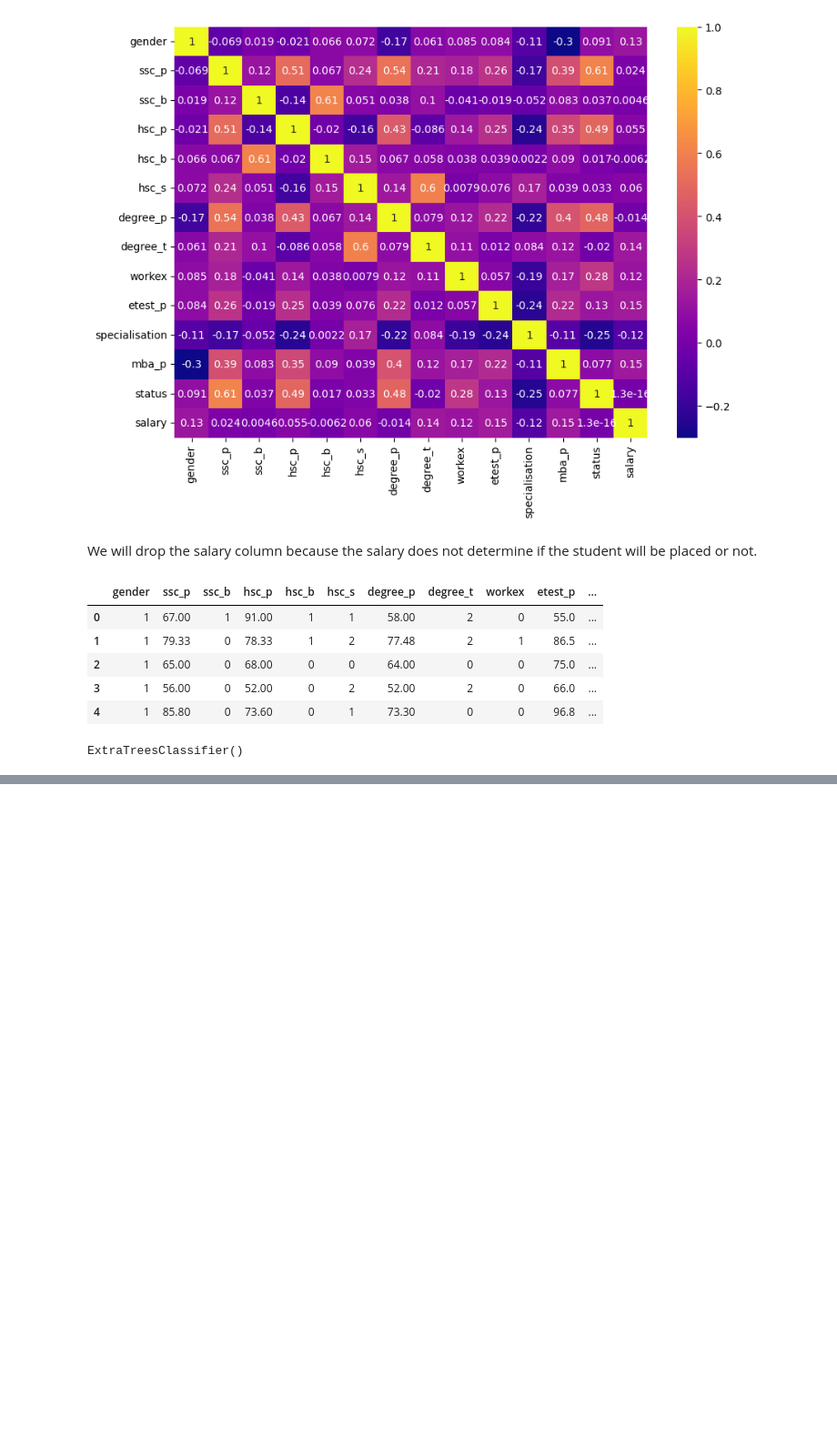
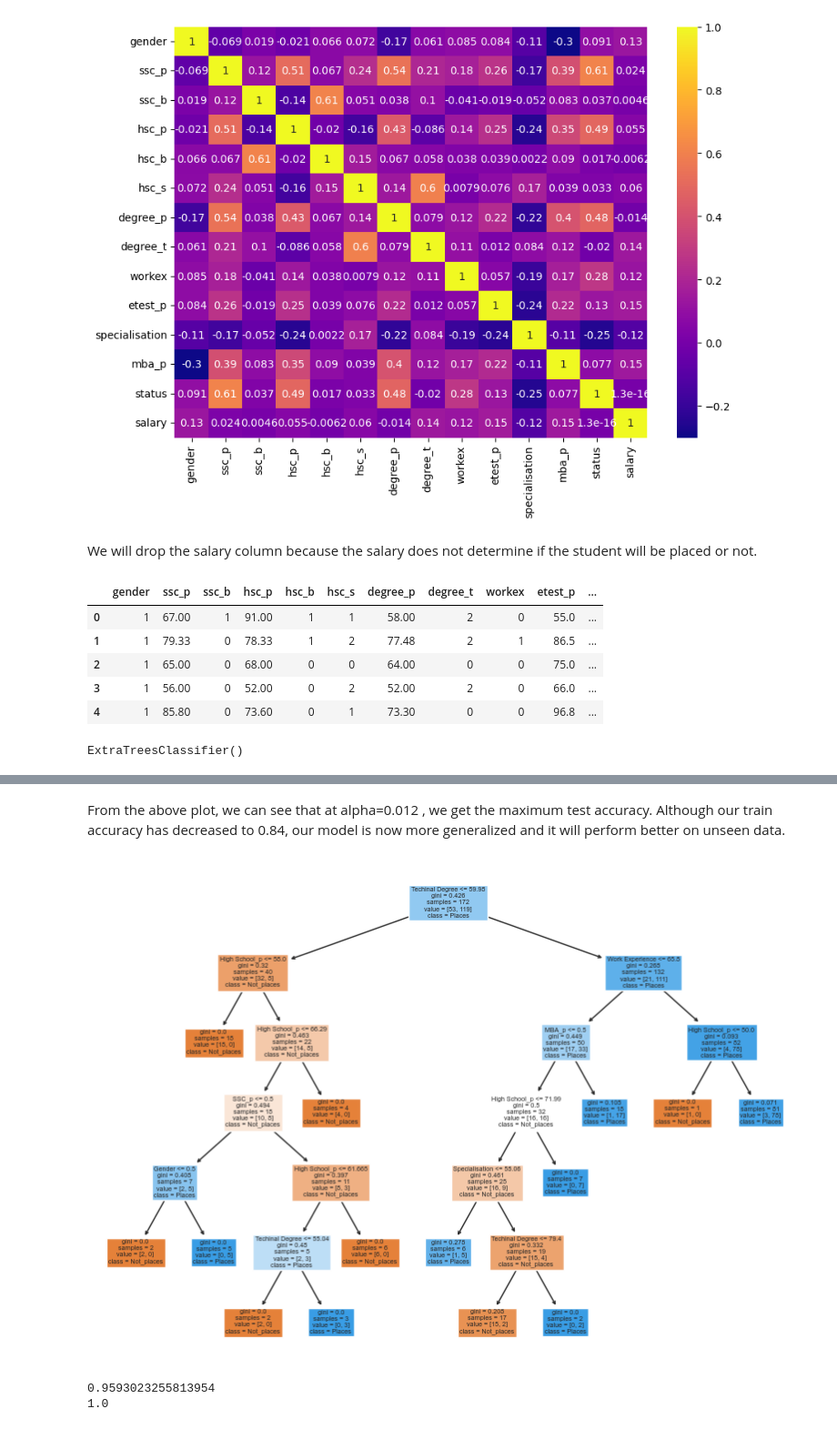
Before and after one commit to lawalsegun2025/campus_placement_predictor, a Jupyter notebook: job_placement_predictor.ipynb, the cells around one changed output, grey strips where cells are left out. Shown at 91% size. Saved outputs shown, nothing was run; the diff lists cells and outputs as text; code cells hidden in the pictures; blank space fills up the shorter version.

```diff
--- a/job_placement_predictor.ipynb
+++ b/job_placement_predictor.ipynb
@@ -692,0 +726,18 @@ test_score = [clf.score(X_test, y_test) for clf in model_list]
+# %% [markdown]
+From the above plot, we can see that at alpha=0.012 , we get the maximum test accuracy. Although our train accuracy has decreased to 0.84, our model is now more generalized and it will perform better on unseen data.
+# %%
+dc = DecisionTreeClassifier(ccp_alpha=0.01)
+dc.fit(X_train, y_train)
+plt.figure(figsize=(10, 7))
+tree.plot_tree(dc, filled=True, class_names=["Not_places", "Places"], feature_names=X.columns);
+# %% [output]
+[figure, added]
+# %%
+y_train_pred = dc.predict(X_train)
+y_test_pred = dc.predict(X_test)
+
+print(accuracy_score(y_train, y_train_pred))
+print(accuracy_score(y_test_pred, y_test_pred))
+# %% [output]
+0.9593023255813954
+1.0
```
Also changed, not shown: parts of 47 cells of this notebook.
